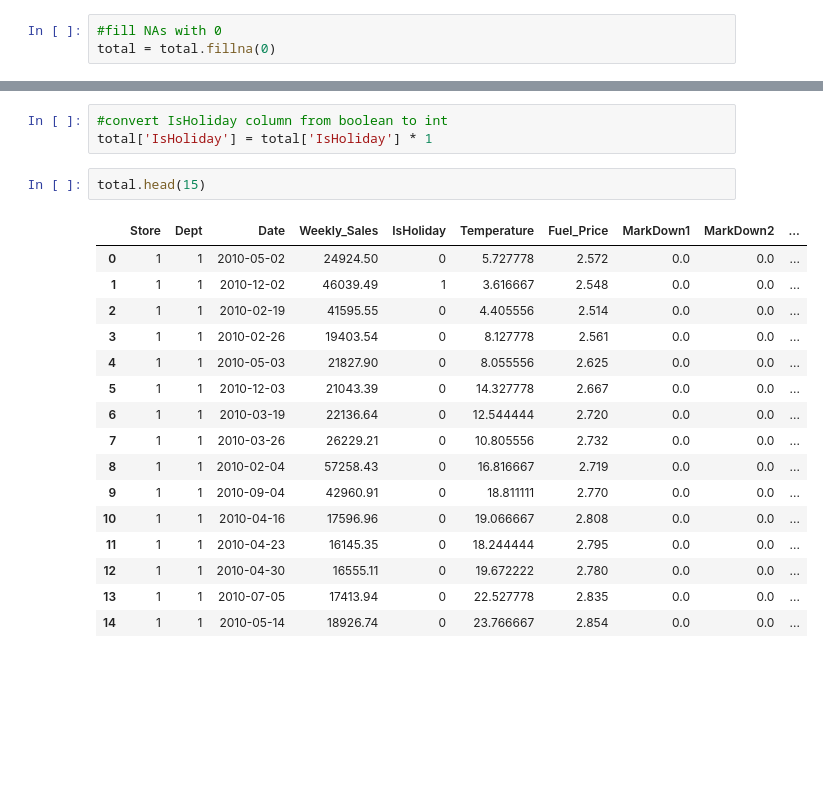
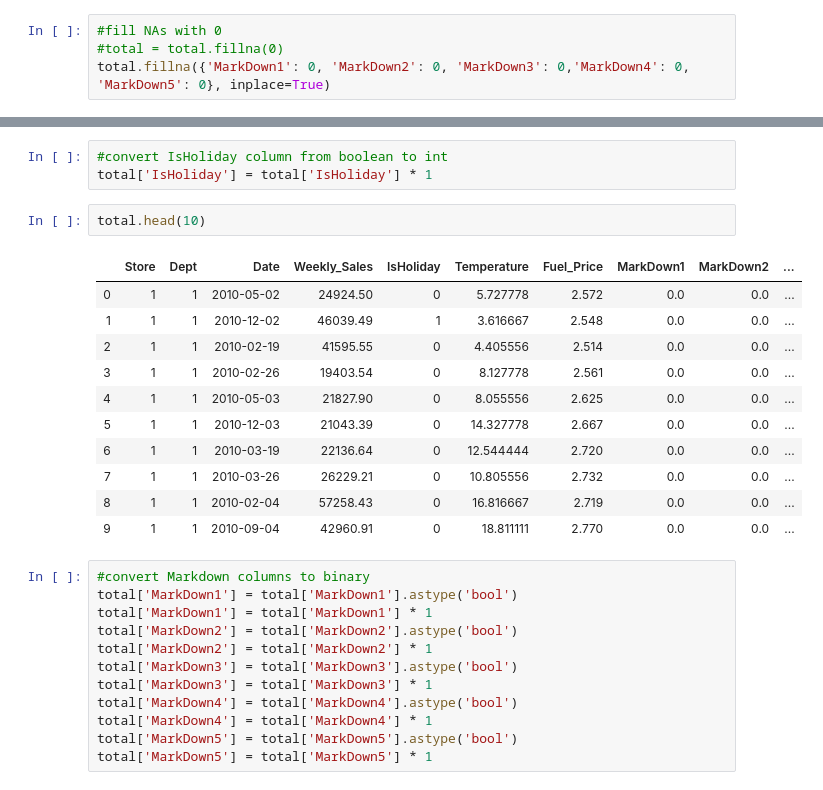
Before and after one commit to jq88712/pyonfire, a Jupyter notebook: Notebooks/Data_Exploration.ipynb, the cells around one changed output, grey strips where cells are left out. Drawn from its saved outputs; the diff is of its cells as text; blank space fills up the shorter version.

```diff
--- a/Notebooks/Data_Exploration.ipynb
+++ b/Notebooks/Data_Exploration.ipynb
@@ -16,7 +18,8 @@ total = pd.merge(sales,features, on = ['Store','Date', 'IsHoliday'], how = 'left
 total = pd.merge(total,stores, on = ['Store'], how = 'left')
 # %%
 #fill NAs with 0
-total = total.fillna(0)
+#total = total.fillna(0)
+total.fillna({'MarkDown1': 0, 'MarkDown2': 0, 'MarkDown3': 0,'MarkDown4': 0, 'MarkDown5': 0}, inplace=True)
 # %%
 #encode column 'Type' as numbers
 types_encoded, types = total['Type'].factorize()
@@ -28,21 +31,28 @@ total['Temperature'] = (total['Temperature'] - 32) * 5/9
 #convert IsHoliday column from boolean to int
 total['IsHoliday'] = total['IsHoliday'] * 1
 # %%
-total.head(15)
+total.head(10)
 # %% [output]
 |  | Store | Dept | Date | Weekly_Sales | IsHoliday | Temperature | Fuel_Price | MarkDown1 | MarkDown2 | ... |
 | 0 | 1 | 1 | 2010-05-02 | 24924.50 | 0 | 5.727778 | 2.572 | 0.0 | 0.0 | ... |
 | 1 | 1 | 1 | 2010-12-02 | 46039.49 | 1 | 3.616667 | 2.548 | 0.0 | 0.0 | ... |
 | 2 | 1 | 1 | 2010-02-19 | 41595.55 | 0 | 4.405556 | 2.514 | 0.0 | 0.0 | ... |
 | 3 | 1 | 1 | 2010-02-26 | 19403.54 | 0 | 8.127778 | 2.561 | 0.0 | 0.0 | ... |
 | 4 | 1 | 1 | 2010-05-03 | 21827.90 | 0 | 8.055556 | 2.625 | 0.0 | 0.0 | ... |
 | 5 | 1 | 1 | 2010-12-03 | 21043.39 | 0 | 14.327778 | 2.667 | 0.0 | 0.0 | ... |
 | 6 | 1 | 1 | 2010-03-19 | 22136.64 | 0 | 12.544444 | 2.720 | 0.0 | 0.0 | ... |
 | 7 | 1 | 1 | 2010-03-26 | 26229.21 | 0 | 10.805556 | 2.732 | 0.0 | 0.0 | ... |
 | 8 | 1 | 1 | 2010-02-04 | 57258.43 | 0 | 16.816667 | 2.719 | 0.0 | 0.0 | ... |
 | 9 | 1 | 1 | 2010-09-04 | 42960.91 | 0 | 18.811111 | 2.770 | 0.0 | 0.0 | ... |
-| 10 | 1 | 1 | 2010-04-16 | 17596.96 | 0 | 19.066667 | 2.808 | 0.0 | 0.0 | ... |
-| 11 | 1 | 1 | 2010-04-23 | 16145.35 | 0 | 18.244444 | 2.795 | 0.0 | 0.0 | ... |
-| 12 | 1 | 1 | 2010-04-30 | 16555.11 | 0 | 19.672222 | 2.780 | 0.0 | 0.0 | ... |
-| 13 | 1 | 1 | 2010-07-05 | 17413.94 | 0 | 22.527778 | 2.835 | 0.0 | 0.0 | ... |
-| 14 | 1 | 1 | 2010-05-14 | 18926.74 | 0 | 23.766667 | 2.854 | 0.0 | 0.0 | ... |
+# %%
+#convert Markdown columns to binary
+total['MarkDown1'] = total['MarkDown1'].astype('bool')
+total['MarkDown1'] = total['MarkDown1'] * 1
+total['MarkDown2'] = total['MarkDown2'].astype('bool')
+total['MarkDown2'] = total['MarkDown2'] * 1
+total['MarkDown3'] = total['MarkDown3'].astype('bool')
+total['MarkDown3'] = total['MarkDown3'] * 1
+total['MarkDown4'] = total['MarkDown4'].astype('bool')
+total['MarkDown4'] = total['MarkDown4'] * 1
+total['MarkDown5'] = total['MarkDown5'].astype('bool')
+total['MarkDown5'] = total['MarkDown5'] * 1
```
Also changed, not shown: parts of 7 cells of this notebook.
